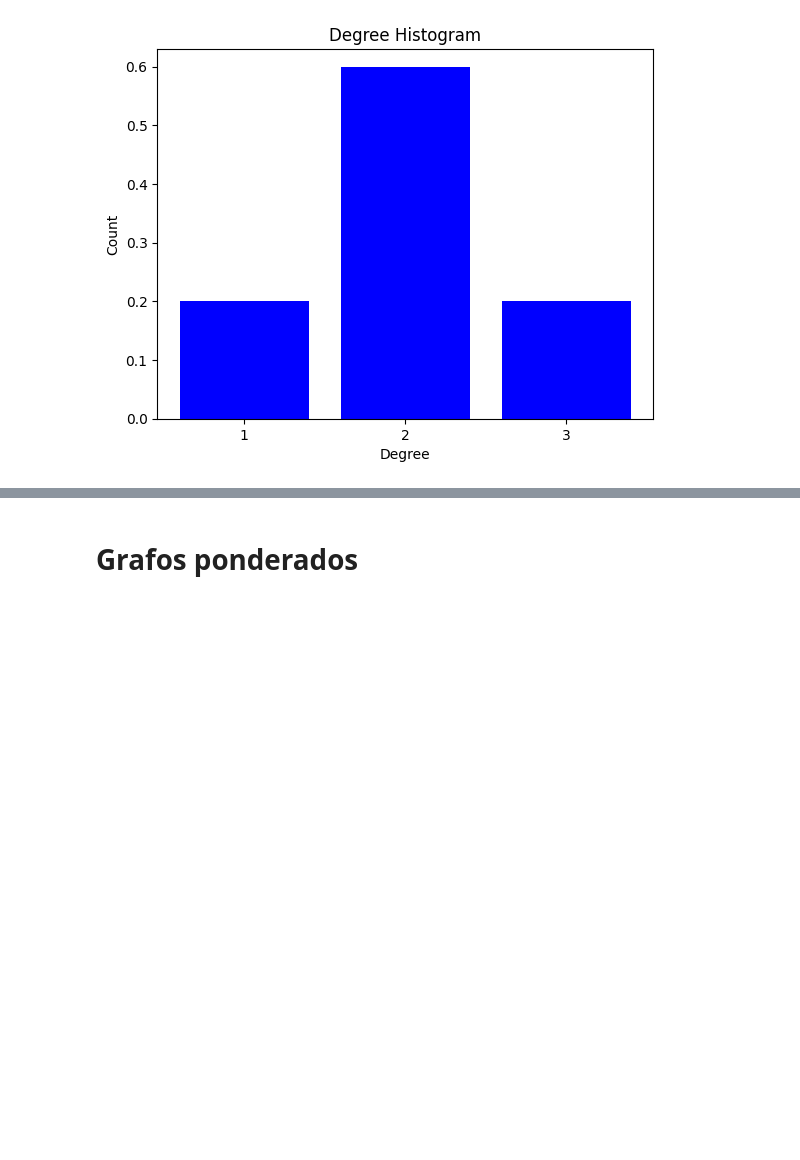
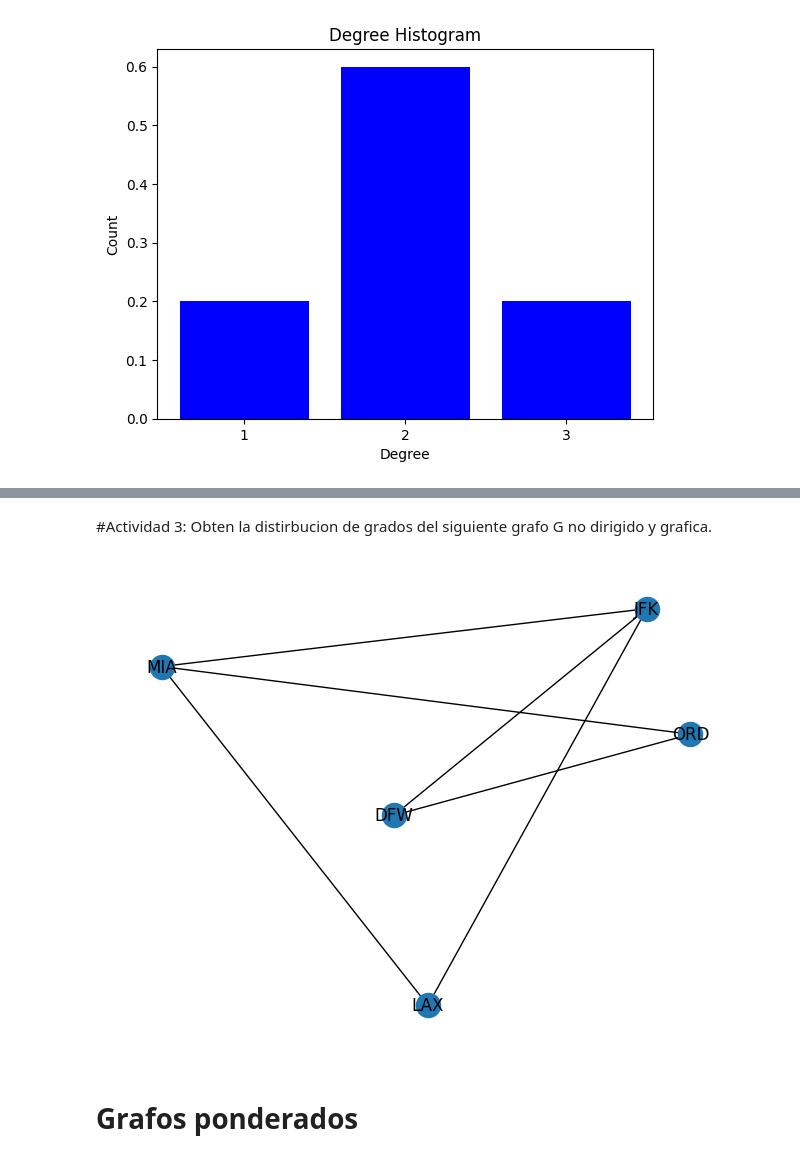
Before and after one commit to sharop/TallerGrafos24, a Jupyter notebook: Clase_1_Grafos.ipynb, the cells around one changed output, grey strips where cells are left out. Drawn from its saved outputs; the diff is of its cells as text; code cells hidden in the pictures; blank space fills up the shorter version.

```diff
--- a/Clase_1_Grafos.ipynb
+++ b/Clase_1_Grafos.ipynb
@@ -276,0 +316,33 @@ plt.show()
+# %% [markdown]
+#Actividad 3: Obten la distirbucion de grados del siguiente grafo G no dirigido y grafica.
+# %%
+# Datos simulados: aeropuertos con sus coordenadas y vuelos entre ellos
+aeropuertos = {
+    'JFK': {'coord': (40.6413111, -73.7781391)},
+    'LAX': {'coord': (33.9415889, -118.40853)},
+    'MIA': {'coord': (25.795865, -80.2870457)},
+    'ORD': {'coord': (41.9741625, -87.9073214)},
+    'DFW': {'coord': (32.8998091, -97.0403352)}
+}
+
+vuelos = [
+    ('JFK', 'LAX'),
+    ('JFK', 'MIA'),
+    ('LAX', 'MIA'),
+    ('MIA', 'ORD'),
+    ('ORD', 'DFW'),
+    ('DFW', 'JFK')
+]
+
+# Crear la red
+G = nx.Graph()
+for airport, data in aeropuertos.items():
+    G.add_node(airport, pos=data['coord'])
+G.add_edges_from(vuelos)
+
+# Dibujar el grafo
+pos = nx.get_node_attributes(G, 'pos')
+nx.draw(G, pos, with_labels=True)
+plt.show()
+# %% [output]
+[figure, added]
```
Also changed, not shown: parts of 20 cells of this notebook.
